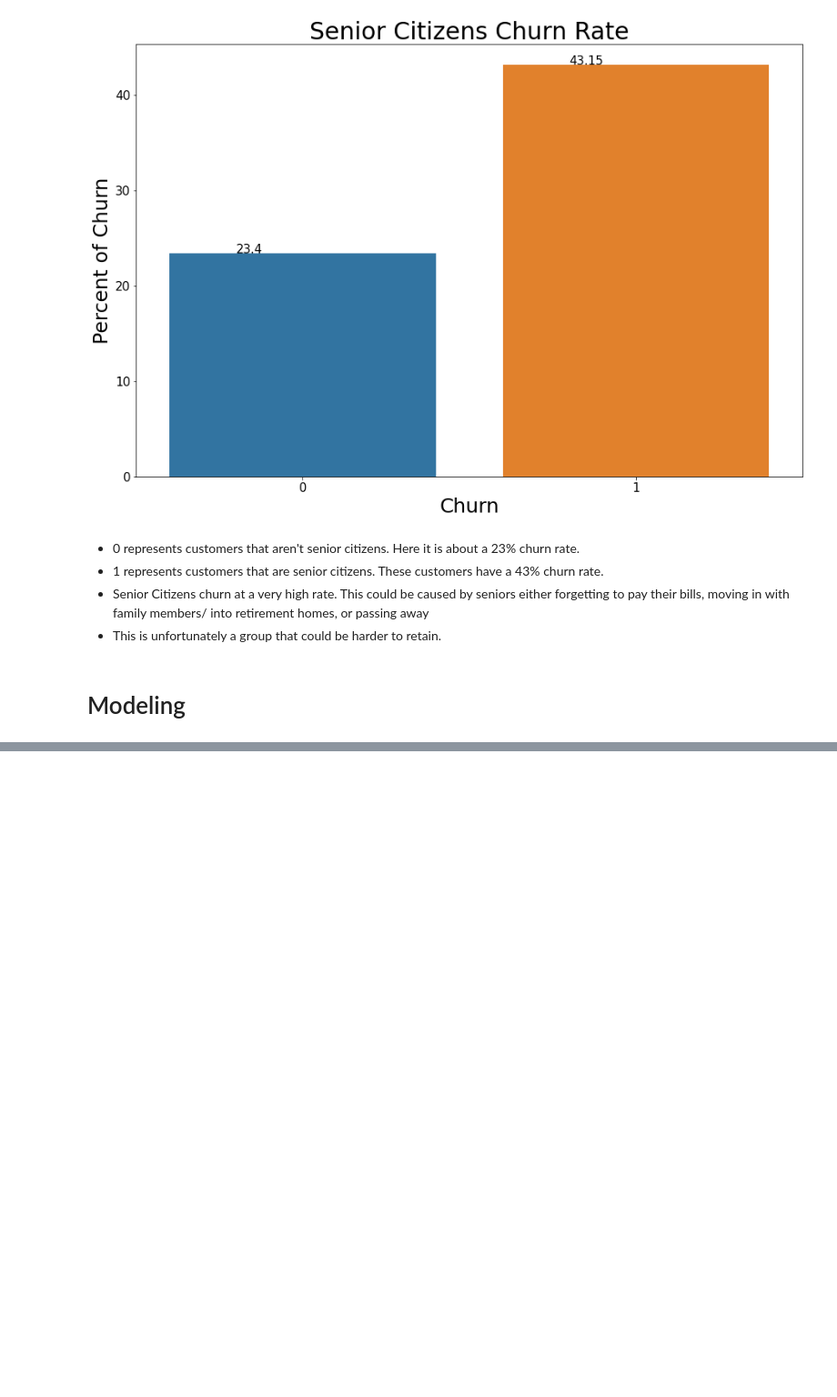
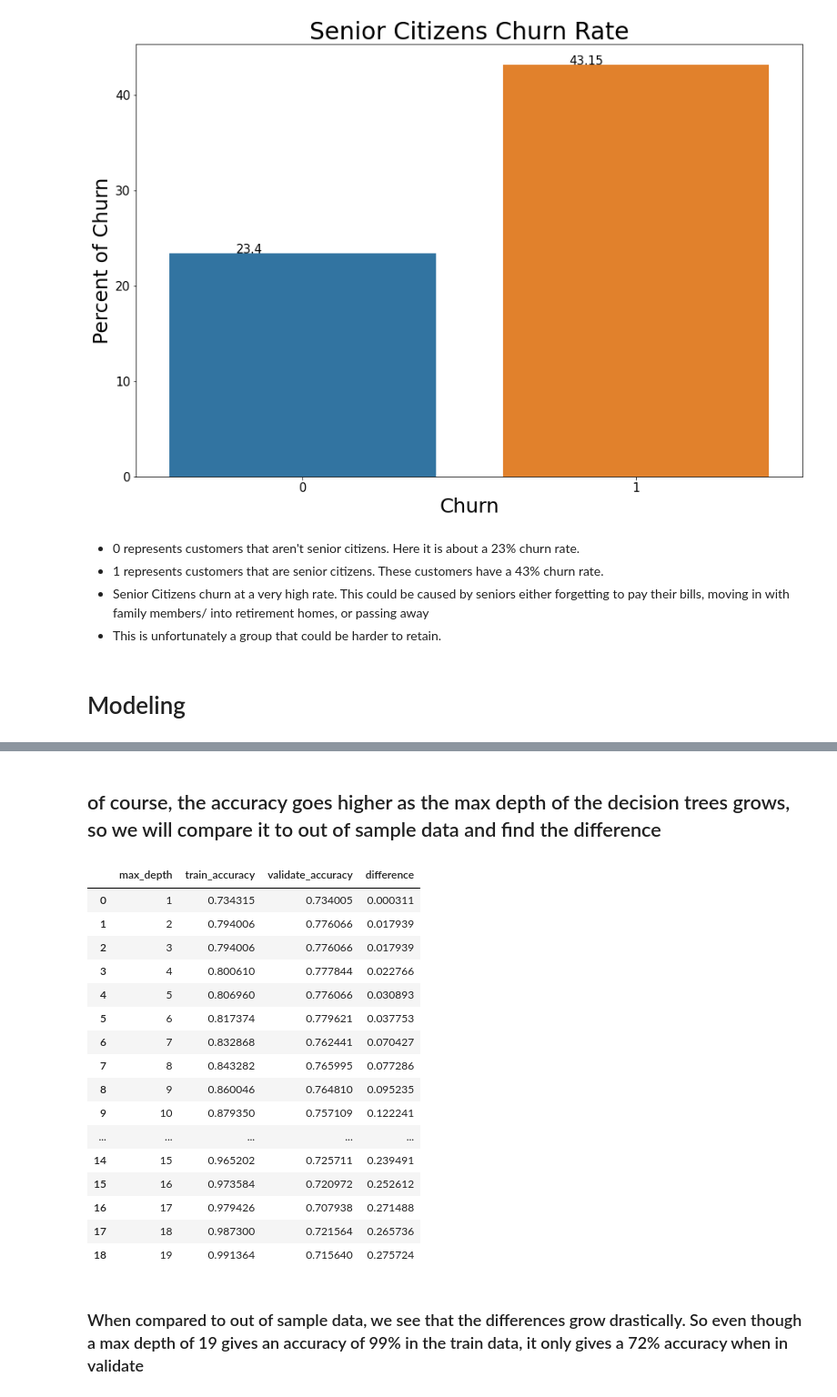
Before and after one commit to codyclonts/Telco_classification_project, a Jupyter notebook: telco_project.ipynb, the cells around one changed output, grey strips where cells are left out. Shown at 91% size. Drawn from its saved outputs; the diff is of its cells as text; code cells hidden in the pictures; blank space fills up the shorter version.

Commit message:
telco project

```diff
--- a/telco_project.ipynb
+++ b/telco_project.ipynb
@@ -329,0 +325,6 @@ TypeError: 'tuple' object is not callable
+# %%
+df = prepare.get_telco_data()
+df2 = prepare.model_telco_data(df)
+df2 = df2.select_dtypes(exclude=['object'])
+df2 = df2.rename(columns={'churn_Yes': 'churn'})
+df2.head()
@@ -329,0 +410,48 @@ TypeError: 'tuple' object is not callable
+# %% [markdown]
+## of course, the accuracy goes higher as the max depth of the decision trees grows, so we will compare it to out of sample data and find the difference
+# %%
+metrics = []
+
+for i in range(1, 20):
+
+    tree = DecisionTreeClassifier(max_depth=i, random_state=123)
+
+
+    tree = tree.fit(X_train, y_train)
+
+
+    in_sample_accuracy = tree.score(X_train, y_train)
+
+    out_of_sample_accuracy = tree.score(X_validate, y_validate)
+
+    output = {
+        "max_depth": i,
+        "train_accuracy": in_sample_accuracy,
+        "validate_accuracy": out_of_sample_accuracy
+    }
+
+    metrics.append(output)
+
+df = pd.DataFrame(metrics)
+df["difference"] = df.train_accuracy - df.validate_accuracy
+df
+# %% [output]
+|  | max_depth | train_accuracy | validate_accuracy | difference |
+| 0 | 1 | 0.734315 | 0.734005 | 0.000311 |
+| 1 | 2 | 0.794006 | 0.776066 | 0.017939 |
+| 2 | 3 | 0.794006 | 0.776066 | 0.017939 |
+| 3 | 4 | 0.800610 | 0.777844 | 0.022766 |
+| 4 | 5 | 0.806960 | 0.776066 | 0.030893 |
+| 5 | 6 | 0.817374 | 0.779621 | 0.037753 |
+| 6 | 7 | 0.832868 | 0.762441 | 0.070427 |
+| 7 | 8 | 0.843282 | 0.765995 | 0.077286 |
+| 8 | 9 | 0.860046 | 0.764810 | 0.095235 |
+| 9 | 10 | 0.879350 | 0.757109 | 0.122241 |
+| ... | ... | ... | ... | ... |
+| 14 | 15 | 0.965202 | 0.725711 | 0.239491 |
+| 15 | 16 | 0.973584 | 0.720972 | 0.252612 |
+| 16 | 17 | 0.979426 | 0.707938 | 0.271488 |
+| 17 | 18 | 0.987300 | 0.721564 | 0.265736 |
+| 18 | 19 | 0.991364 | 0.715640 | 0.275724 |
+# %% [markdown]
+### When compared to out of sample data, we see that the differences grow drastically. So even though a max depth of 19 gives an accuracy of 99% in the train data, it only gives a 72% accuracy when in validate
```
Also changed, not shown: parts of 34 cells of this notebook.
